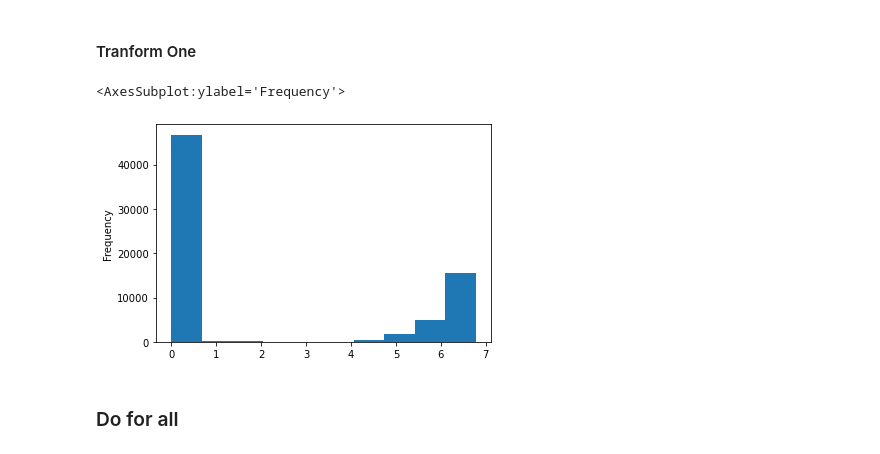
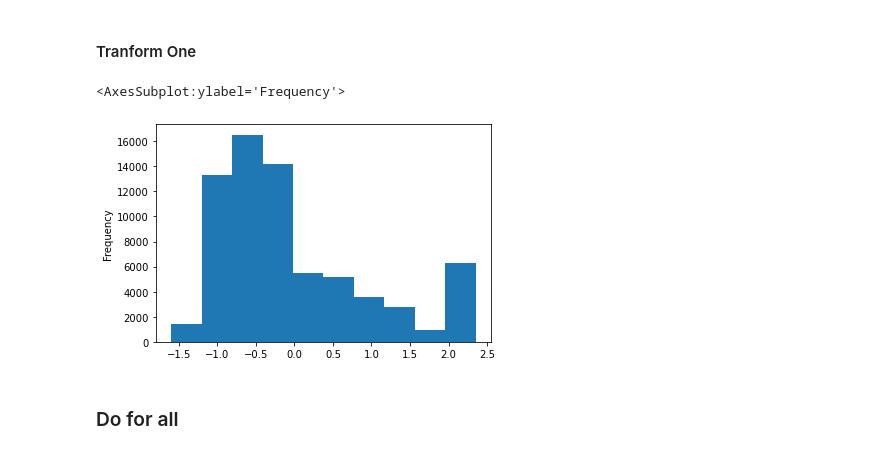
Before and after one commit to KunaalNaik/Python_Data_Science_Course, a Jupyter notebook: 2 - Pandas/4 Pandas Case Study/Case Study Merge Missing Data/c3_leads_Trans_incalss_6Mar2022.ipynb, the cells around one changed output. Saved outputs shown, nothing was run; the diff lists cells and outputs as text; code cells hidden in the pictures.

```diff
--- a/2 - Pandas/4 Pandas Case Study/Case Study Merge Missing Data/c3_leads_Trans_incalss_6Mar2022.ipynb
+++ b/2 - Pandas/4 Pandas Case Study/Case Study Merge Missing Data/c3_leads_Trans_incalss_6Mar2022.ipynb
@@ -161,9 +163,12 @@ for feat in numerical_features:
 # %% [markdown]
 #### Tranform One
 # %%
+z_scaled = (train['Monthly_Income'] - train['Monthly_Income'].mean()) / train['Monthly_Income'].std()
-# %% [output]
-<AxesSubplot:ylabel='Frequency'>
-[figure, removed]
+# %%
+z_scaled.plot.hist()
+# %% [output]
+<AxesSubplot:ylabel='Frequency'>
+[figure, added]
 # %% [markdown]
 ### Do for all
 # %%
```
Also changed, not shown: parts of 8 cells of this notebook, 4 other files.
